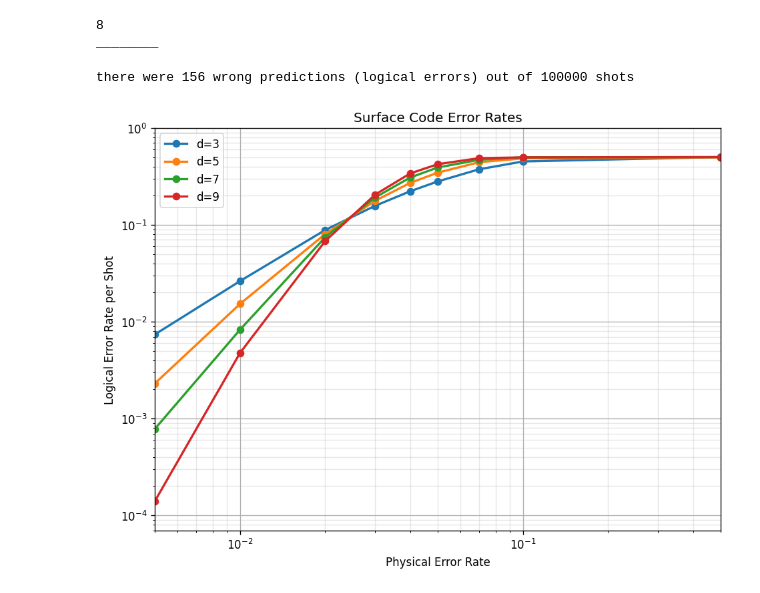
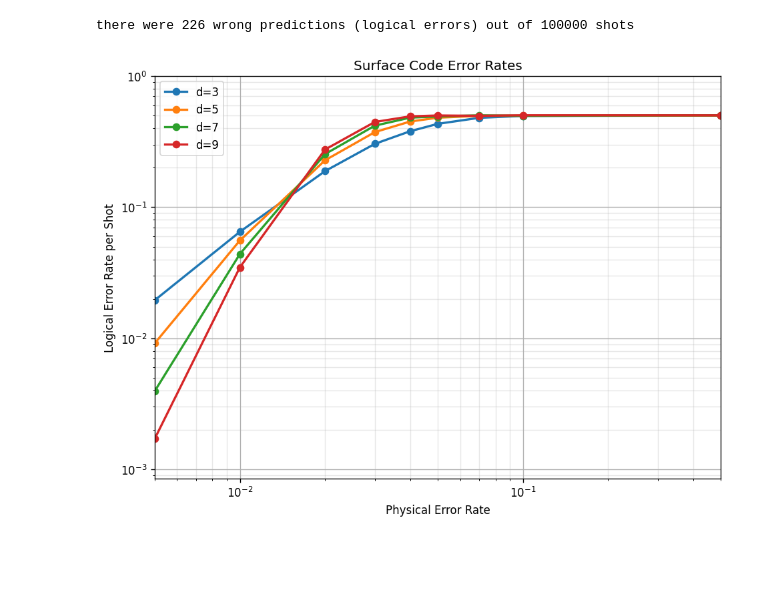
Before and after one commit to majeedtanveer/quantum-error-correction-simulation, a Jupyter notebook: surface_code_experiment.ipynb, the cells around one changed output. Saved outputs shown, nothing was run; the diff lists cells and outputs as text; code cells hidden in the pictures; blank space fills up the shorter version.

```diff
--- a/surface_code_experiment.ipynb
+++ b/surface_code_experiment.ipynb
@@ -4,7 +154,7 @@ import simulation as sim
 # %%
 params = {
-    "code_task": "surface_code:unrotated_memory_x",
-    "rounds": 5,
+    "code_task": "surface_code:unrotated_memory_z",
+    "rounds": 2,
     "distance": 3,
     "after_clifford_depolarization": 0.001,
     "before_round_data_depolarization": 0.002,
@@ -66,2 +189,0 @@ params = {
-# %%
-circuit = sc.generate_circuit(**params)
@@ -108,15 +190,5 @@ circuit.diagram('timeslice-svg')
-# %%
-detector_sampler = circuit.compile_detector_sampler()
-one_sample = detector_sampler.sample(shots=1)[0]
-print(len(one_sample))
-for k in range(0, len(one_sample), 8):
-    timeslice = one_sample[k:k+8]
-    print("".join("!" if e else "_" for e in timeslice))
-# %% [output]
-8
-________
 # %%
-circuit_builder = sim.SurfaceCodeBuilder()
+code_builder = sim.SurfaceCodeBuilder()
 # %%
 noise_params = {
     "after_clifford_depolarization": 0.001,
@@ -127,12 +199,12 @@ noise_params = {
 # %%
 num_shots = 100_000
 num_logical_errors = sim.count_logical_errors(circuit, num_shots)
 print("there were", num_logical_errors, "wrong predictions (logical errors) out of", num_shots, "shots")
-simulator = sim.SinisterSimulation(circuit_builder, max_shots=num_shots, noise_values=(0.005, 0.01, 0.02, 0.03, 0.04, 0.05, 0.07, 0.1, 0.5), distances=(3, 5, 7, 9))
+simulator = sim.SinisterSimulation(code_builder, max_shots=num_shots, noise_values=(0.005, 0.01, 0.02, 0.03, 0.04, 0.05, 0.07, 0.1, 0.5), distances=(3, 5, 7, 9))
 stats = simulator.run()
 
 
 simulator.plot(stats, title="Surface Code")
 # %% [output]
-there were 156 wrong predictions (logical errors) out of 100000 shots
+there were 226 wrong predictions (logical errors) out of 100000 shots
-[figure, old version]
+[figure, new version]
```
Also changed, not shown: parts of 21 cells of this notebook, 7 other files.
